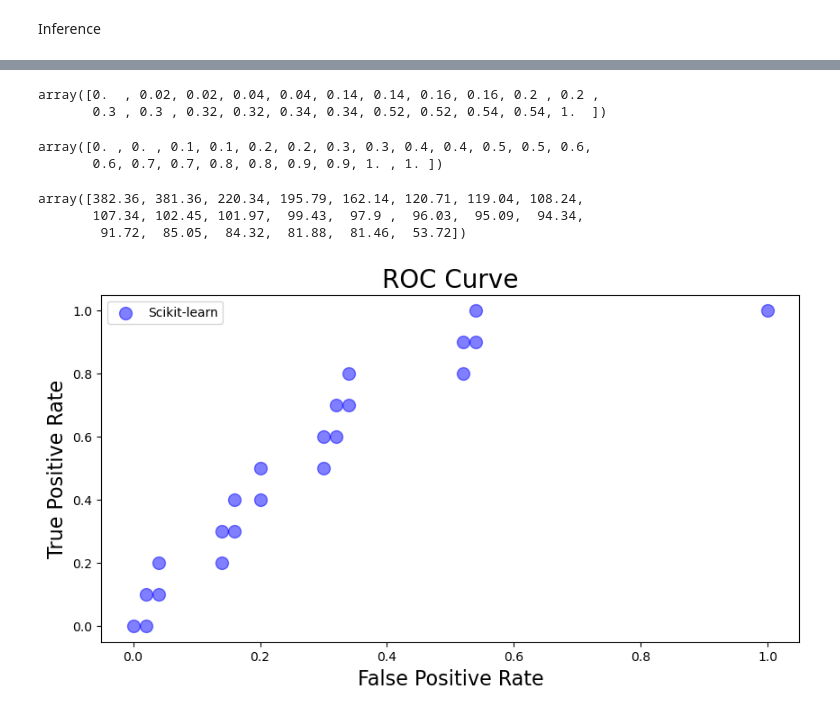
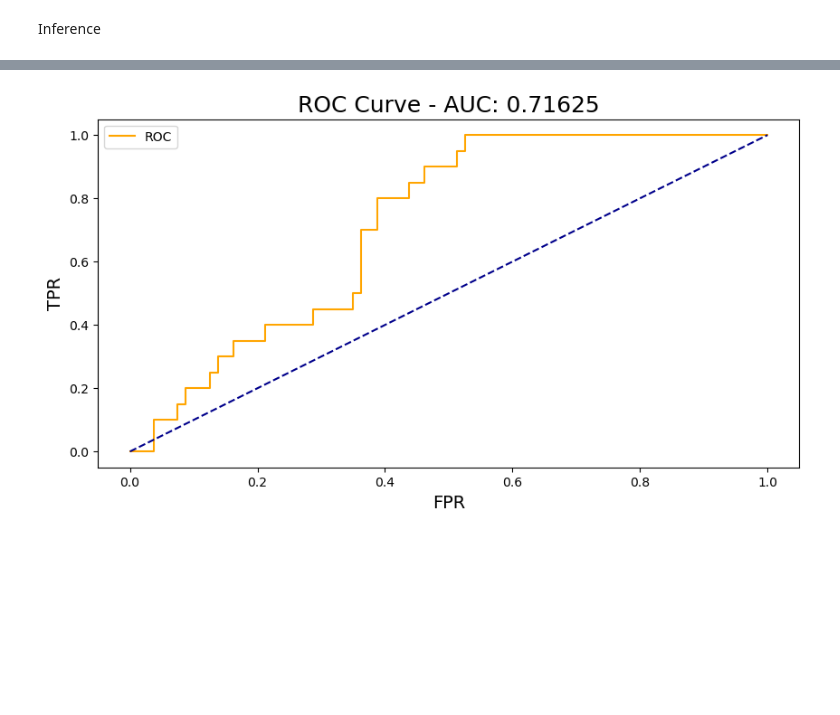
Before and after one commit to yashar-ne/AD-with-GANs, a Jupyter notebook: src/ad-with-gan-inference.ipynb, the cells around one changed output, grey strips where cells are left out. Drawn from its saved outputs; the diff is of its cells as text; code cells hidden in the pictures; blank space fills up the shorter version.

```diff
--- a/src/ad-with-gan-inference.ipynb
+++ b/src/ad-with-gan-inference.ipynb
@@ -439,33 +452,8 @@ Ran Inference with 20000 iterations. Query-Type was ANOMALY. Anonaly-Score: 95.0
-# %%
-from sklearn.metrics import roc_curve
-
-data = pd.read_csv('./data/statistics/stat_02 Apr 2023 12:58:25 GMT.csv', delimiter=';').iloc[: , 1:].to_numpy()
-np.random.shuffle(data.reshape(len(data), 2))
-y_label, y_scores = np.hsplit(data, 2)
-y_label = y_label.reshape(len(y_label))
-y_scores = np.array(y_scores.reshape(len(y_scores)), dtype='float64')
-label_dict = {'normal': 0, 'anomaly': 1}
-y_label = np.array([label_dict[y_i] for y_i in y_label])
-
-def create_roc_curve():
-    fpr, tpr, thresholds = roc_curve(y_label, y_scores)
-    plt.figure(figsize=(10, 5))
-    plt.scatter(fpr, tpr, s=100, alpha=0.5, color="blue", label="Scikit-learn")
-    plt.title("ROC Curve", fontsize=20)
-    plt.xlabel("False Positive Rate", fontsize=16)
-    plt.ylabel("True Positive Rate", fontsize=16)
-    plt.legend()
-
-create_roc_curve()
-# %% [output]
-array([0.  , 0.02, 0.02, 0.04, 0.04, 0.14, 0.14, 0.16, 0.16, 0.2 , 0.2 ,
-       0.3 , 0.3 , 0.32, 0.32, 0.34, 0.34, 0.52, 0.52, 0.54, 0.54, 1.  ])
-array([0. , 0. , 0.1, 0.1, 0.2, 0.2, 0.3, 0.3, 0.4, 0.4, 0.5, 0.5, 0.6,
-       0.6, 0.7, 0.7, 0.8, 0.8, 0.9, 0.9, 1. , 1. ])
-array([382.36, 381.36, 220.34, 195.79, 162.14, 120.71, 119.04, 108.24,
-       107.34, 102.45, 101.97,  99.43,  97.9 ,  96.03,  95.09,  94.34,
-        91.72,  85.05,  84.32,  81.88,  81.46,  53.72])
-[figure, removed]
+# %%
+file = './data/statistics/stat_02 Apr 2023 17:30:50 GMT.csv'
+create_roc_curve(file)
+# %% [output]
+[figure, added]
 # %%
 # train_gan()
 # %%
```
Also changed, not shown: parts of 4 cells of this notebook.
